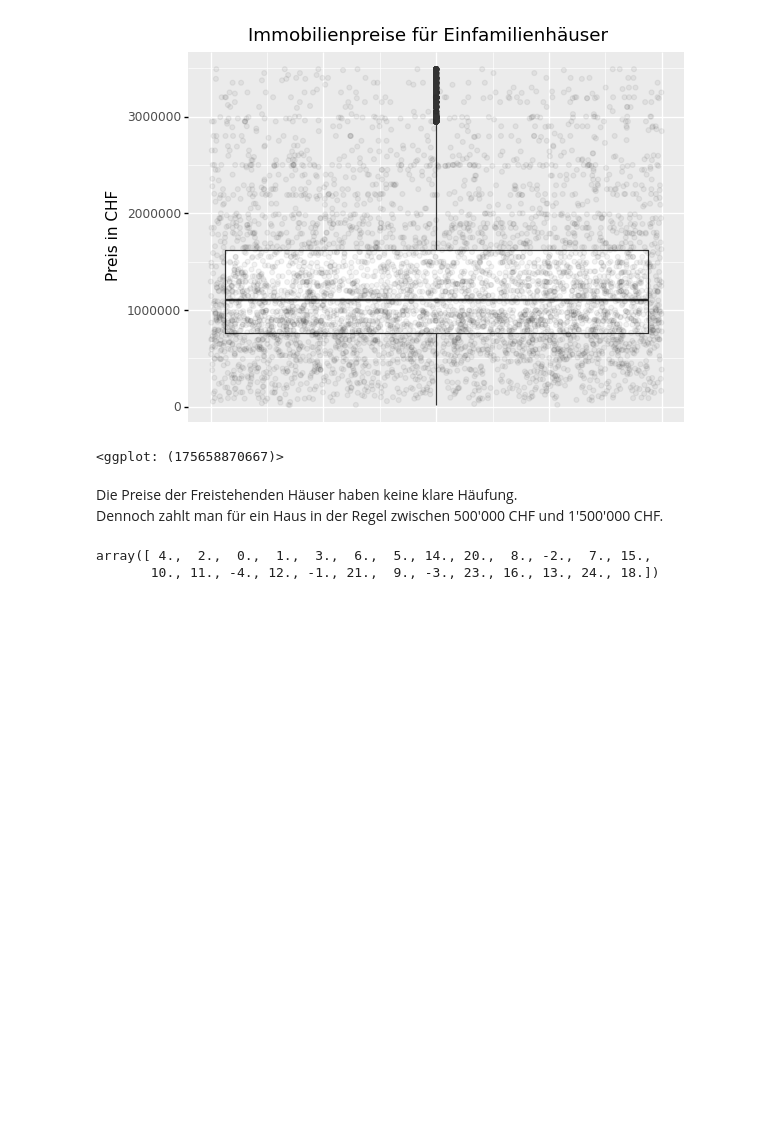
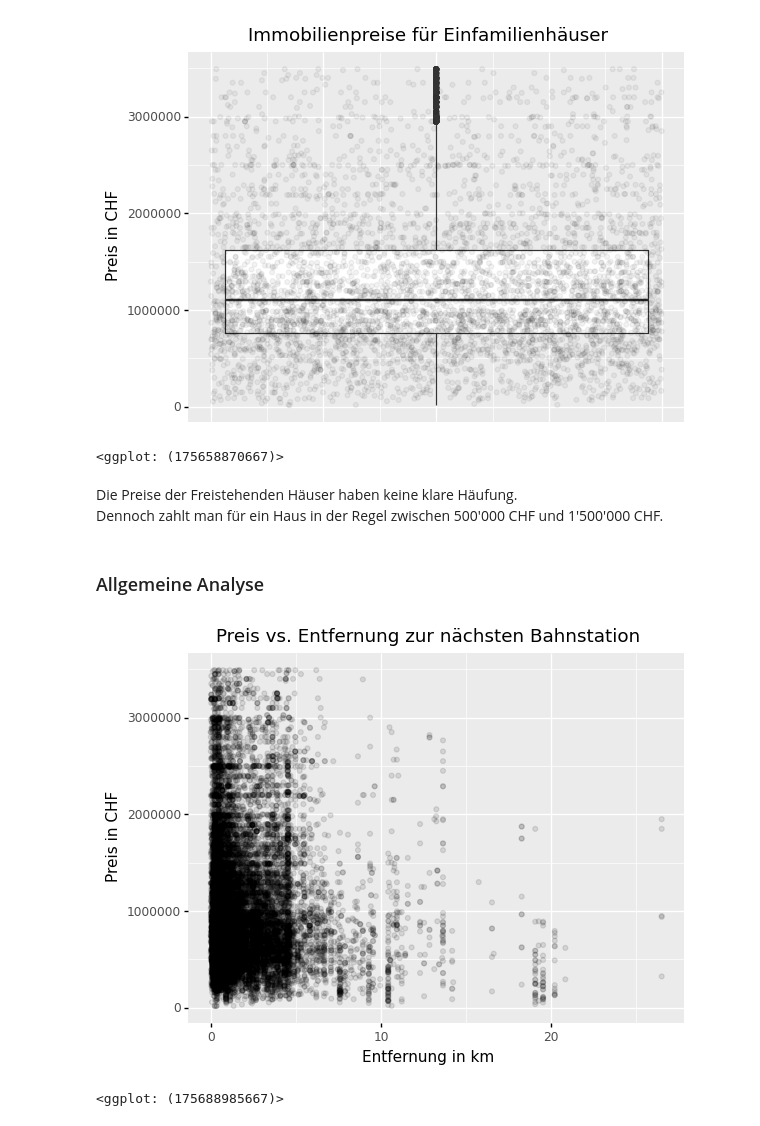
Before and after one commit to marvinvr/fhnw-cml1, a Jupyter notebook: 01_1_eda.ipynb, the cells around one changed output. Saved outputs shown, nothing was run; the diff lists cells and outputs as text; code cells hidden in the pictures; blank space fills up the shorter version.

Commit message:
add general analyse

```diff
--- a/01_1_eda.ipynb
+++ b/01_1_eda.ipynb
@@ -177,8 +210,15 @@ Die Preise der Wohnungen befinden sich meistens um die 600'000 CHF und weisen ei
 # %% [markdown]
 Die Preise der Freistehenden Häuser haben keine klare Häufung. <br>
 Dennoch zahlt man für ein Haus in der Regel zwischen 500'000 CHF und 1'500'000 CHF. <br>
-# %%
-df['Floor'].unique()
-# %% [output]
-array([ 4.,  2.,  0.,  1.,  3.,  6.,  5., 14., 20.,  8., -2.,  7., 15.,
-       10., 11., -4., 12., -1., 21.,  9., -3., 23., 16., 13., 24., 18.])
+# %% [markdown]
+### Allgemeine Analyse
+# %%
+# scatterplot with price and next train station distance
+(
+    ggplot(df_under_3_500_000)
+    + geom_point(aes(x='distanceToTrainStation', y = 'price_cleaned'), alpha = 0.1)
+    + labs(title = 'Preis vs. Entfernung zur nächsten Bahnstation', x = 'Entfernung in km', y = 'Preis in CHF')
+)
+# %% [output]
+[figure, added]
+<ggplot: (175688985667)>
```
Also changed, not shown: parts of 9 cells of this notebook.
